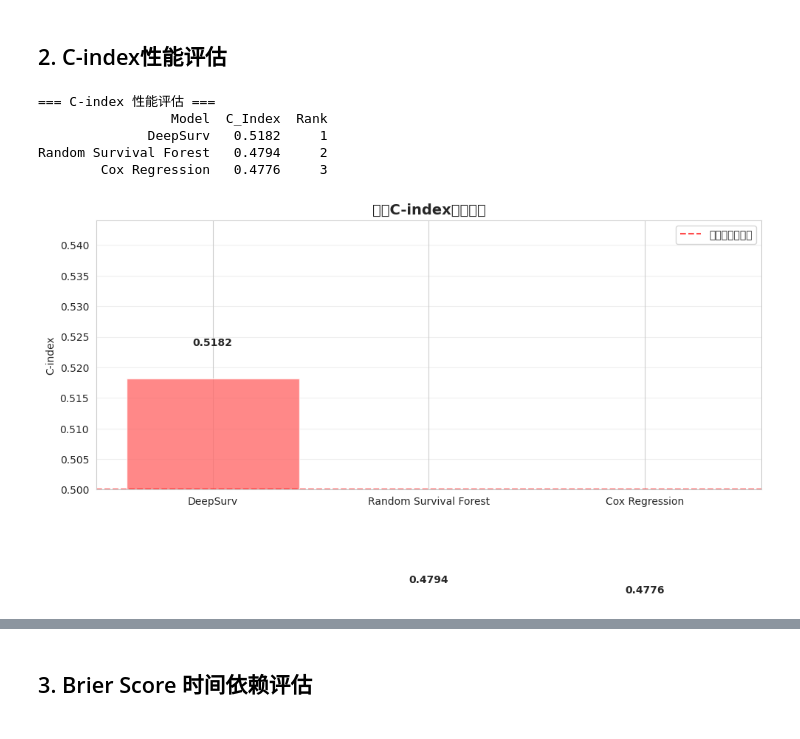
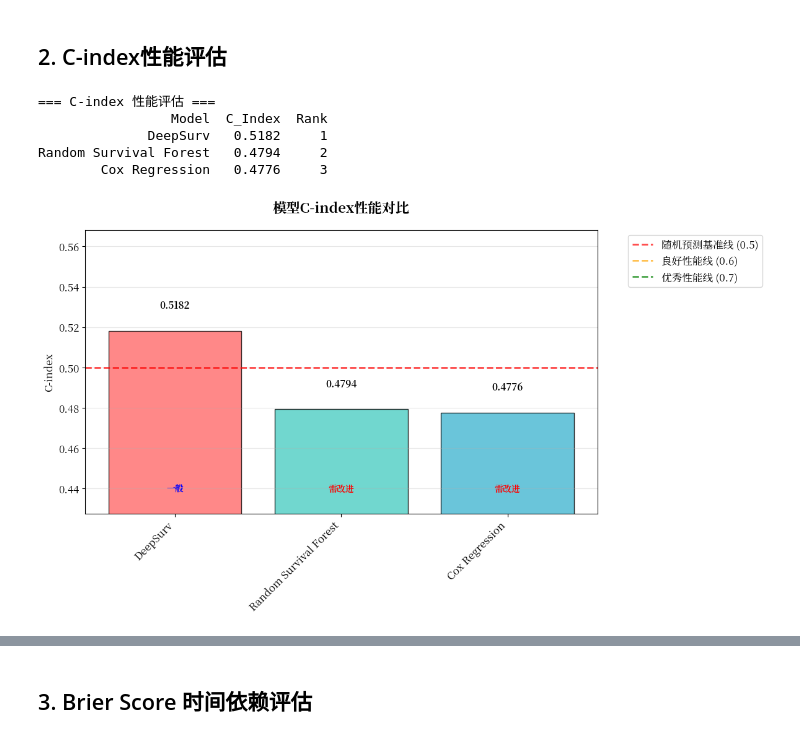
Before and after one commit to alan-ai1196/T_Turting, a Jupyter notebook: notebooks/model_evaluation.ipynb, the cells around one changed output, grey strips where cells are left out. Drawn from its saved outputs; the diff is of its cells as text; code cells hidden in the pictures.

```diff
--- a/notebooks/model_evaluation.ipynb
+++ b/notebooks/model_evaluation.ipynb
@@ -30,9 +30,11 @@ from lifelines.statistics import logrank_test
 from scipy import stats
 
 # 设置中文字体和图表样式
-plt.rcParams['font.sans-serif'] = ['SimHei', 'DejaVu Sans']
-plt.rcParams['axes.unicode_minus'] = False
-sns.set_style("whitegrid")
+import matplotlib.font_manager as fm
+plt.rcParams['font.family'] = ['Noto Serif CJK JP']
+plt.rcParams['axes.unicode_minus'] = False  # 正确显示负号
+plt.rcParams['font.size'] = 12
+plt.rcParams['figure.dpi'] = 100
 
 # 设置随机种子
 np.random.seed(42)
@@ -234,44 +247,101 @@ c_index_results = pd.DataFrame({
 c_index_results['Rank'] = range(1, len(c_index_results) + 1)
 
 print("=== C-index 性能评估 ===")
 print(c_index_results.to_string(index=False, float_format='%.4f'))
 
-# 可视化C-index对比
-plt.figure(figsize=(10, 6))
+# 可视化C-index对比 - 修复显示问题
+plt.figure(figsize=(12, 7))
 colors = ['#FF6B6B', '#4ECDC4', '#45B7D1']
-bars = plt.bar(c_index_results['Model'], c_index_results['C_Index'], color=colors, alpha=0.8)
+
+# 确保y轴从更低的值开始，以显示所有柱子
+min_c_index = min(c_index_results['C_Index'])
+max_c_index = max(c_index_results['C_Index'])
+y_min = max(0.3, min_c_index - 0.05)  # 确保y轴最小值不超过0.3
+y_max = max_c_index + 0.05
+
+bars = plt.bar(c_index_results['Model'], c_index_results['C_Index'],
+               color=colors, alpha=0.8, edgecolor='black', linewidth=1)
 
 # 添加数值标签
 for bar, c_index in zip(bars, c_index_results['C_Index']):
-    plt.text(bar.get_x() + bar.get_width()/2, bar.get_height() + 0.005,
-             f'{c_index:.4f}', ha='center', va='bottom', fontweight='bold')
+    # 如果柱子很短，将标签放在柱子上方
+    label_y = max(bar.get_height() + 0.01, y_min + 0.02)
+    plt.text(bar.get_x() + bar.get_width()/2, label_y,
+             f'{c_index:.4f}', ha='center', va='bottom',
+             fontweight='bold', fontsize=11)
 
-plt.title('模型C-index性能对比', fontsize=14, fontweight='bold')
-plt.ylabel('C-index')
-plt.ylim(0.5, max(c_index_results['C_Index']) * 1.05)
-plt.axhline(y=0.5, color='red', linestyle='--', alpha=0.7, label='随机预测基准线')
-plt.legend()
+plt.title('模型C-index性能对比', fontsize=16, fontweight='bold', pad=20)
+plt.ylabel('C-index', fontsize=12)
+plt.ylim(y_min, y_max)
+
+# 添加基准线和性能等级线
+plt.axhline(y=0.5, color='red', linestyle='--', alpha=0.7, linewidth=2,
+           label='随机预测基准线 (0.5)')
+plt.axhline(y=0.6, color='orange', linestyle='--', alpha=0.7, linewidth=2,
+           label='良好性能线 (0.6)')
+plt.axhline(y=0.7, color='green', linestyle='--', alpha=0.7, linewidth=2,
+           label='优秀性能线 (0.7)')
+
+# 为每个模型添加性能评级文本
+for i, (model, c_idx) in enumerate(zip(c_index_results['Model'], c_index_results['C_Index'])):
+    if c_idx > 0.7:
+        rating = "优秀"
+        color = 'green'
+    elif c_idx > 0.6:
+        rating = "良好"
+        color = 'orange'
+    elif c_idx > 0.5:
+        rating = "一般"
+        color = 'blue'
+    else:
+        rating = "需改进"
+        color = 'red'
+
+    plt.text(i, y_min + 0.01, rating, ha='center', va='bottom',
+             color=color, fontweight='bold', fontsize=10)
+
+plt.legend(bbox_to_anchor=(1.05, 1), loc='upper left')
 plt.grid(True, alpha=0.3, axis='y')
+plt.xticks(rotation=45, ha='right')
 plt.tight_layout()
+
+# 确保reports目录存在
+os.makedirs('../reports', exist_ok=True)
 plt.savefig('../reports/c_index_comparison.png', dpi=300, bbox_inches='tight')
 plt.show()
 
 # 性能解释
 best_model = c_index_results.iloc[0]
 print(f"\n🏆 最佳模型: {best_model['Model']}")
 print(f"   C-index: {best_model['C_Index']:.4f}")
+
 if best_model['C_Index'] > 0.7:
     print("   性能等级: 优秀 (C-index > 0.7)")
 elif best_model['C_Index'] > 0.6:
     print("   性能等级: 良好 (C-index > 0.6)")
+elif best_model['C_Index'] > 0.5:
+    print("   性能等级: 一般 (C-index > 0.5)")
 else:
-    print("   性能等级: 一般 (C-index ≤ 0.6)")
+    print("   性能等级: 需要改进 (C-index ≤ 0.5)")
+
+# 添加详细分析
+print(f"\n📊 详细性能分析:")
+print(f"   所有模型C-index范围: {min_c_index:.4f} - {max_c_index:.4f}")
+print(f"   最佳与最差模型差异: {max_c_index - min_c_index:.4f}")
+
+# 检查是否有模型表现低于随机预测
+below_random = c_index_results[c_index_results['C_Index'] < 0.5]
+if len(below_random) > 0:
+    print(f"\n⚠️  注意: 以下模型表现低于随机预测 (C-index < 0.5):")
+    for _, row in below_random.iterrows():
+        print(f"     {row['Model']}: {row['C_Index']:.4f}")
+    print("   建议检查模型实现或数据预处理步骤")
 # %% [output]
 === C-index 性能评估 ===
                  Model  C_Index  Rank
               DeepSurv   0.5182     1
 Random Survival Forest   0.4794     2
         Cox Regression   0.4776     3
-[figure, old version]
+[figure, new version]
 🏆 最佳模型: DeepSurv
    C-index: 0.5182
```
Also changed, not shown: parts of 11 cells of this notebook, 27 other files.
